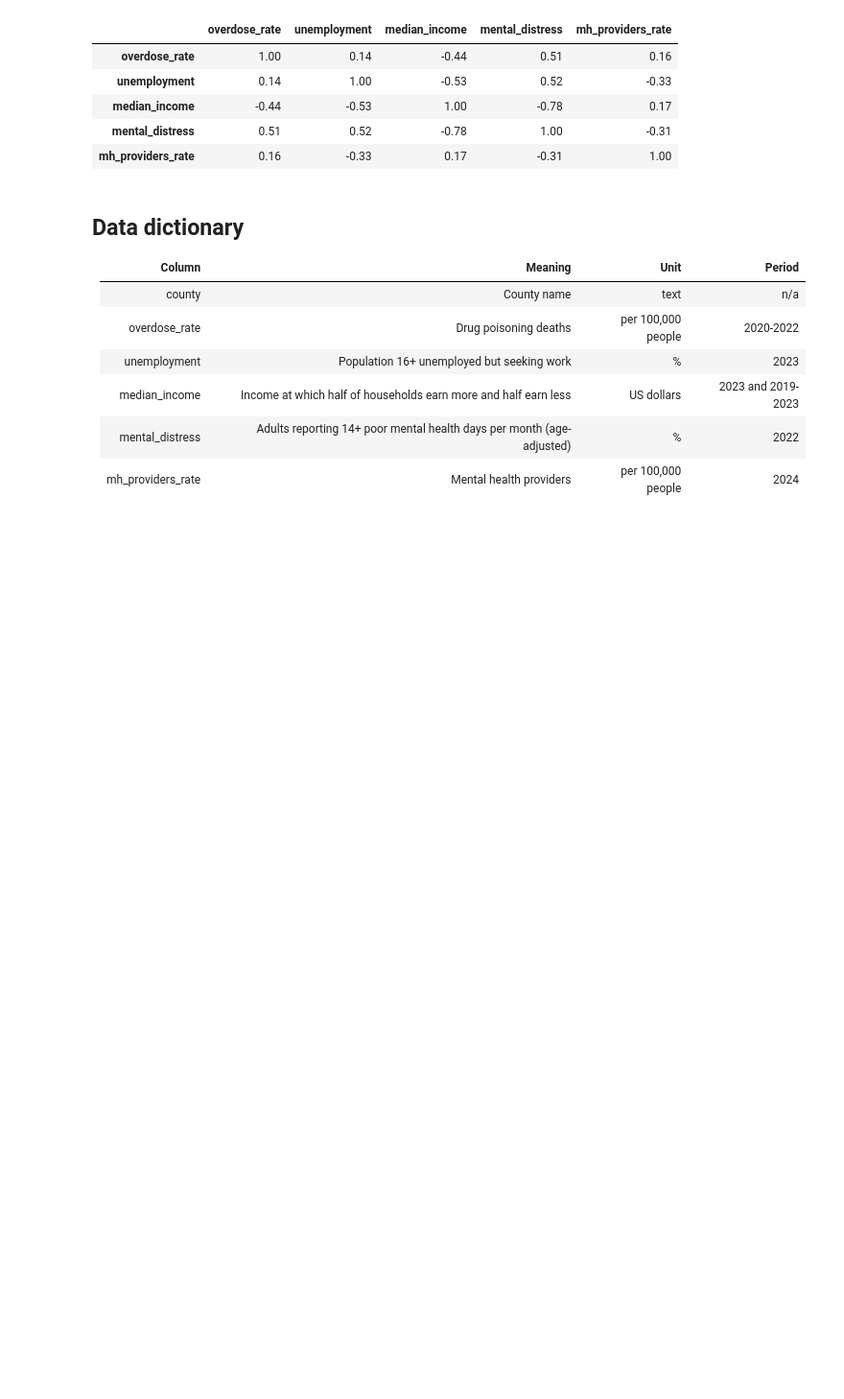
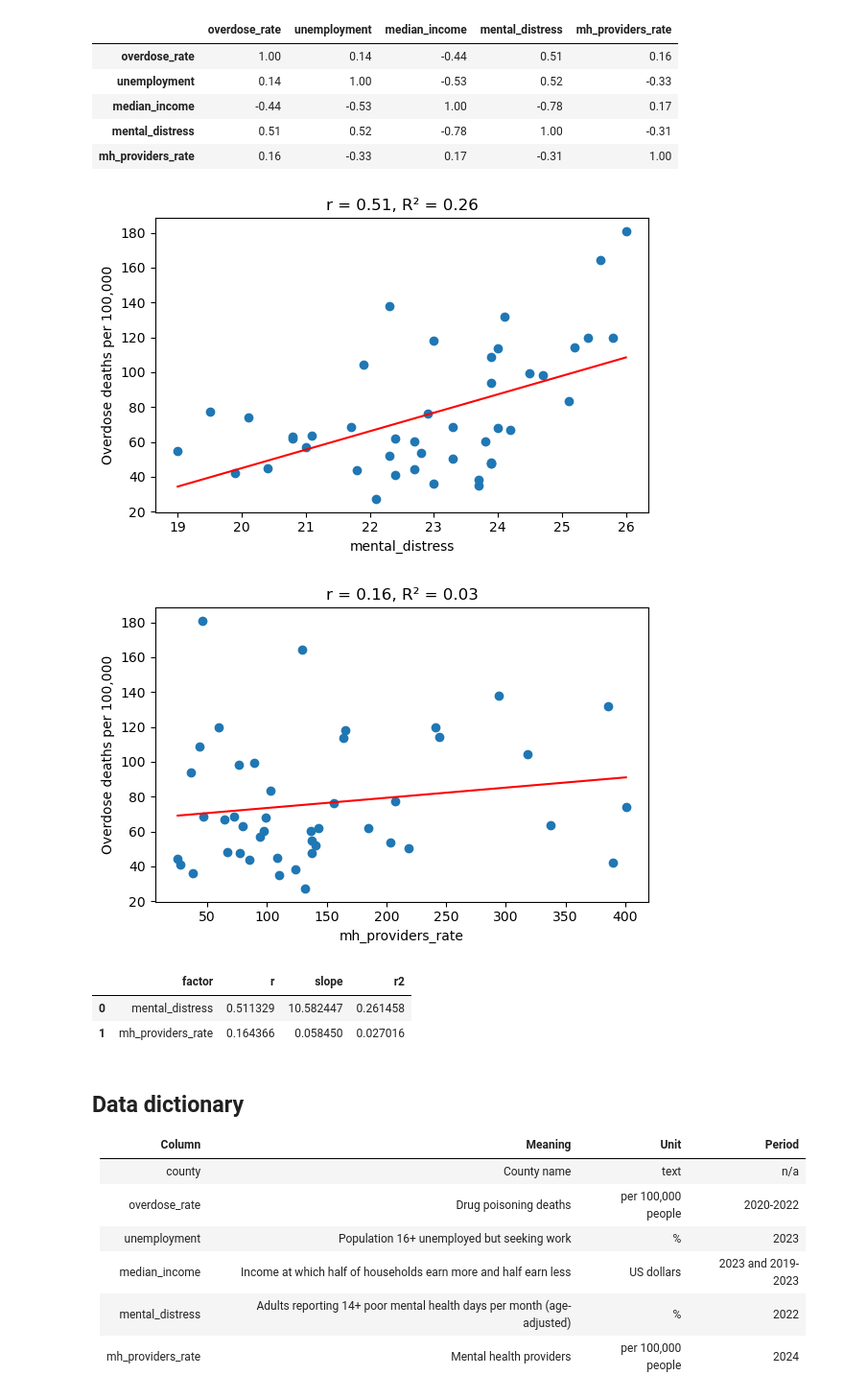
Before and after one commit to yovelavewyanet/wv-overdose-project, a Jupyter notebook: notebook.ipynb, the cells around one changed output. Shown at 96% size. Drawn from its saved outputs; the diff is of its cells as text; code cells hidden in the pictures; blank space fills up the shorter version.

Commit message:
RQ2: mental distress and providers plots

```diff
--- a/notebook.ipynb
+++ b/notebook.ipynb
@@ -114,6 +114,17 @@ df[cols].corr().round(2)
 | median_income | -0.44 | -0.53 | 1.00 | -0.78 | 0.17 |
 | mental_distress | 0.51 | 0.52 | -0.78 | 1.00 | -0.31 |
 | mh_providers_rate | 0.16 | -0.33 | 0.17 | -0.31 | 1.00 |
+# %%
+from helpers import plot_and_fit
+factors = ["mental_distress", "mh_providers_rate"]
+results = [plot_and_fit(df, c) for c in factors]
+pd.DataFrame(results).sort_values("r2", ascending=False)
+# %% [output]
+[figure, added]
+[figure, added]
+|  | factor | r | slope | r2 |
+| 0 | mental_distress | 0.511329 | 10.582447 | 0.261458 |
+| 1 | mh_providers_rate | 0.164366 | 0.058450 | 0.027016 |
 # %% [markdown]
 ## Data dictionary
 | Column | Meaning | Unit | Period |
```
Also changed, not shown: parts of 1 cell of this notebook, 1 other file.
